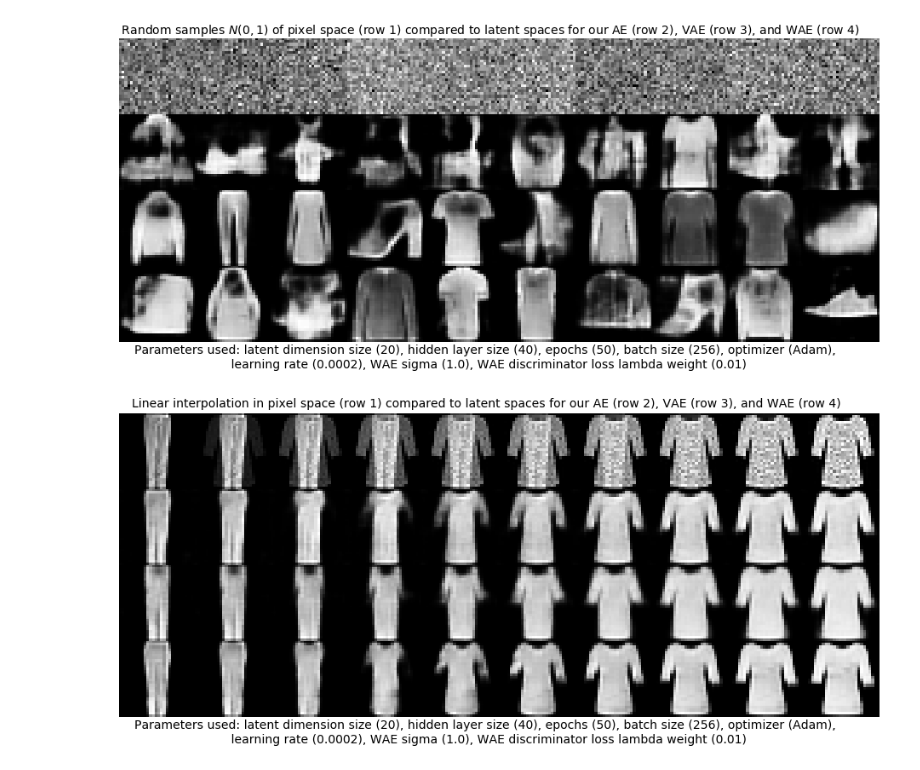
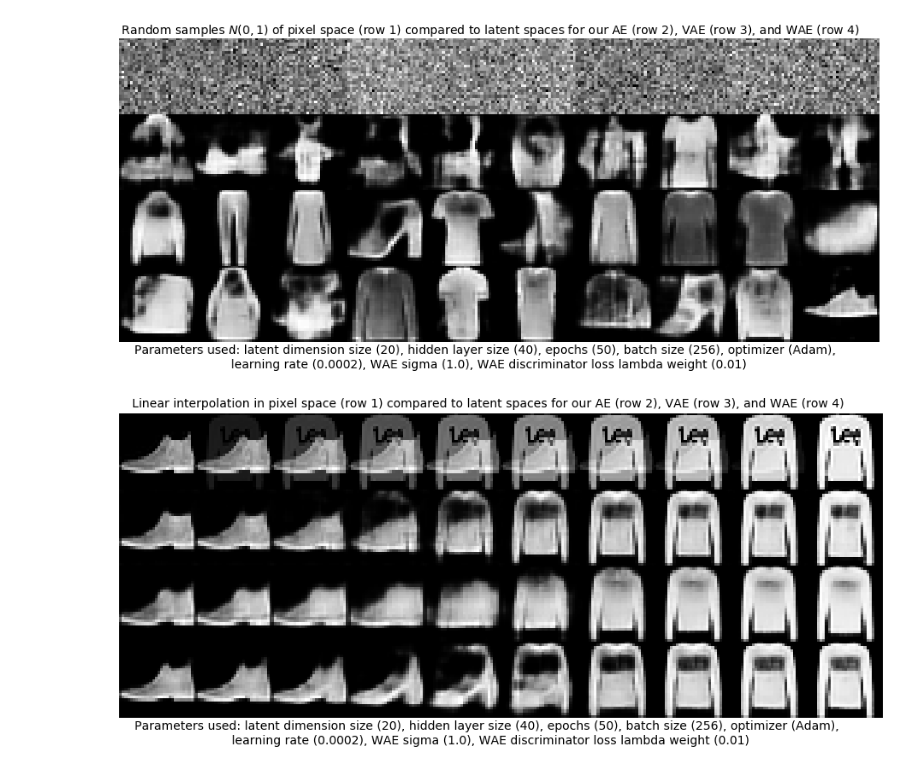
Before and after one commit to sedelmeyer/wasserstein-auto-encoder, a Jupyter notebook: WAE-Consolidated_v4.ipynb, the cells around one changed output. Cells and saved outputs as stored; diff of their text form; code cells hidden in the pictures.

```diff
--- a/WAE-Consolidated_v4.ipynb
+++ b/WAE-Consolidated_v4.ipynb
@@ -1327,7 +1327,7 @@ def plot_random(images, save=False,
     plt.show()
 # %%
 # load some train images to plot
-for images, labels in train_loader:
+for images, labels in test_loader:
         break
 # %%
 plot_rows(images, save=False, padding=False)
@@ -1338,10 +1338,10 @@ plot_random(images, save=False, padding=False, seed=0)
 # %% [output]
 [figure]
 # %%
-plot_interpolation(images, start_idx=6, end_idx=7, save=False,
+plot_interpolation(images, start_idx=0, end_idx=1, save=False,
                    show=True, padding=False, titles=True)
 # %% [output]
-[figure, old version]
+[figure, new version]
 # %%
 %%time
 
```
Also changed, not shown: parts of 5 cells of this notebook, 9 other files.
